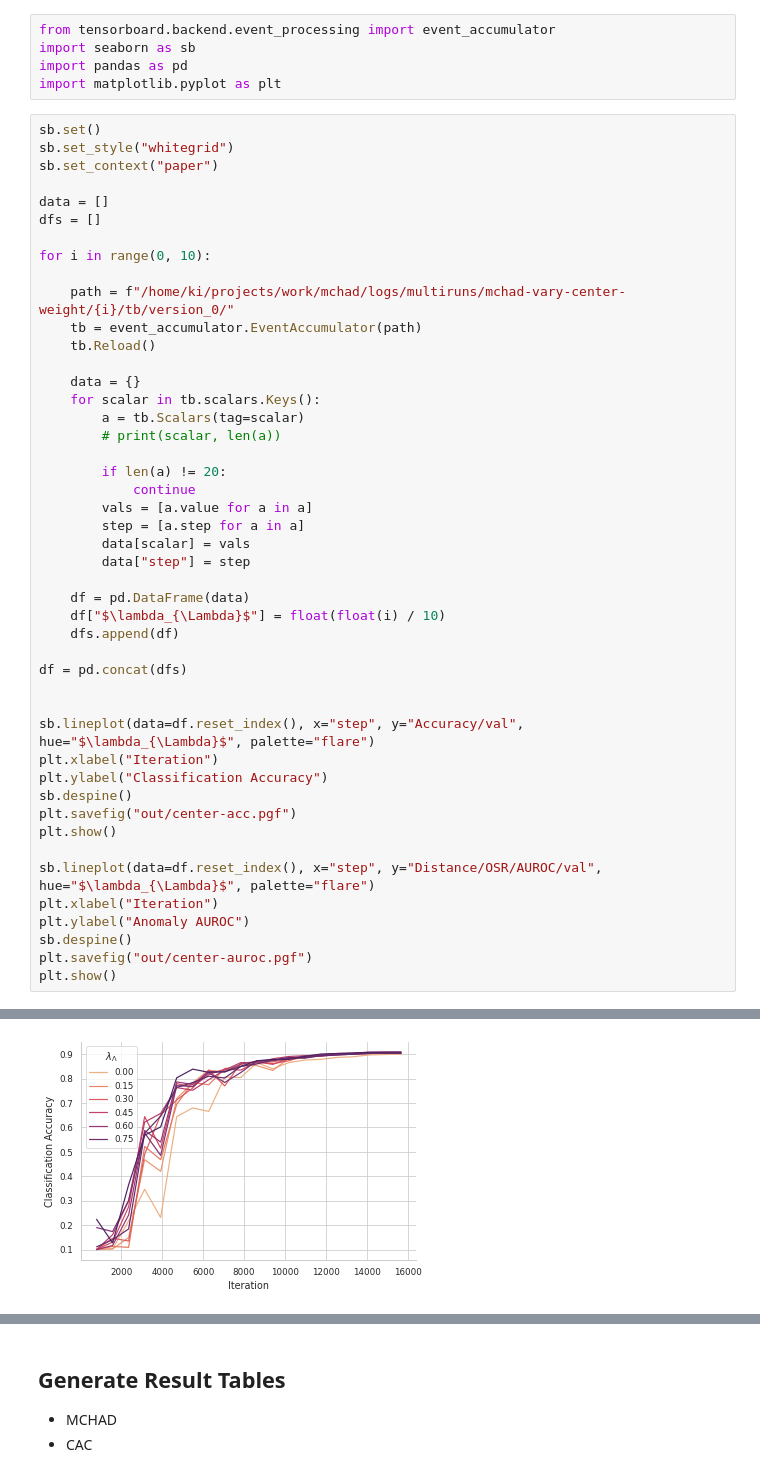
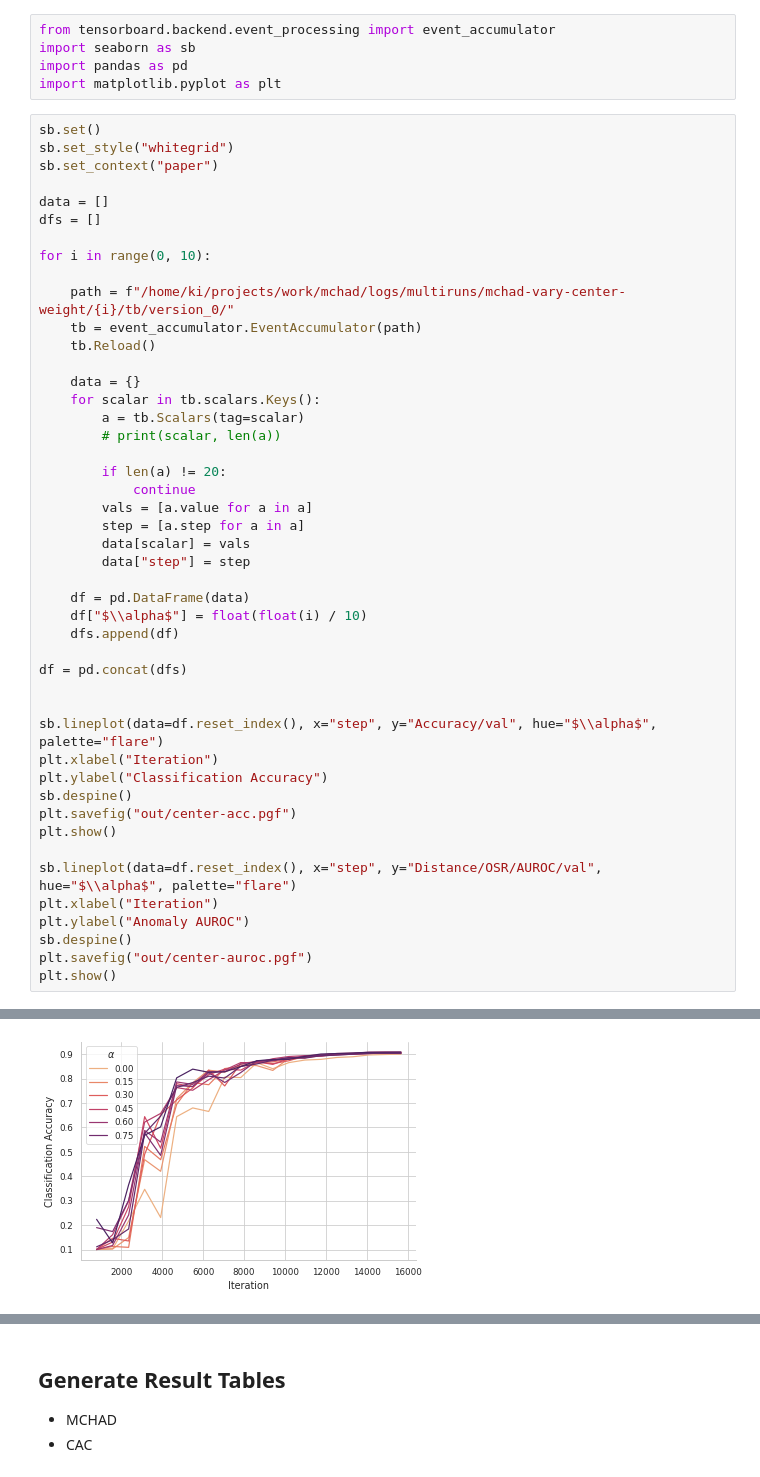
Before and after one commit to kkirchheim/mchad, a Jupyter notebook: notebooks/eval.ipynb, the cells around one changed output, grey strips where cells are left out. Cells and saved outputs as stored; diff of their text form.

```diff
--- a/notebooks/eval.ipynb
+++ b/notebooks/eval.ipynb
@@ -30,20 +30,20 @@ for i in range(0, 10):
         data["step"] = step
 
     df = pd.DataFrame(data)
-    df["$\lambda_{\Lambda}$"] = float(float(i) / 10)
+    df["$\\alpha$"] = float(float(i) / 10)
     dfs.append(df)
 
 df = pd.concat(dfs)
 
 
-sb.lineplot(data=df.reset_index(), x="step", y="Accuracy/val", hue="$\lambda_{\Lambda}$", palette="flare")
+sb.lineplot(data=df.reset_index(), x="step", y="Accuracy/val", hue="$\\alpha$", palette="flare")
 plt.xlabel("Iteration")
 plt.ylabel("Classification Accuracy")
 sb.despine()
 plt.savefig("out/center-acc.pgf")
 plt.show()
 
-sb.lineplot(data=df.reset_index(), x="step", y="Distance/OSR/AUROC/val", hue="$\lambda_{\Lambda}$", palette="flare")
+sb.lineplot(data=df.reset_index(), x="step", y="Distance/OSR/AUROC/val", hue="$\\alpha$", palette="flare")
 plt.xlabel("Iteration")
 plt.ylabel("Anomaly AUROC")
 sb.despine()
@@ -53,2 +55,2 @@ plt.show()
-[figure, old version]
+[figure, new version]
 [figure]
```
Also changed, not shown: parts of 29 cells of this notebook, 41 other files.
